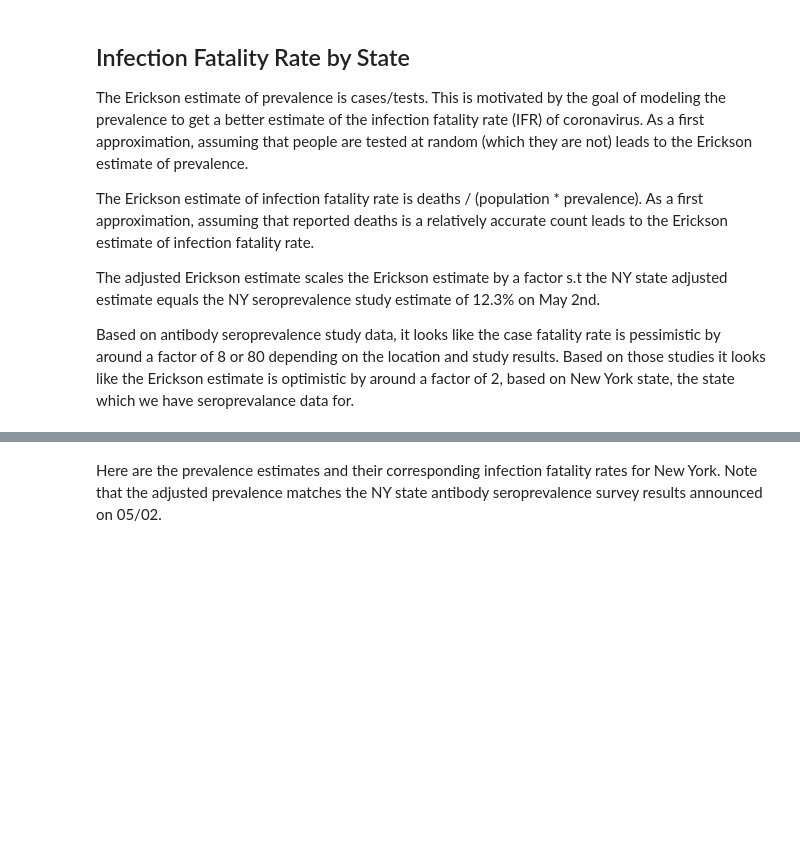
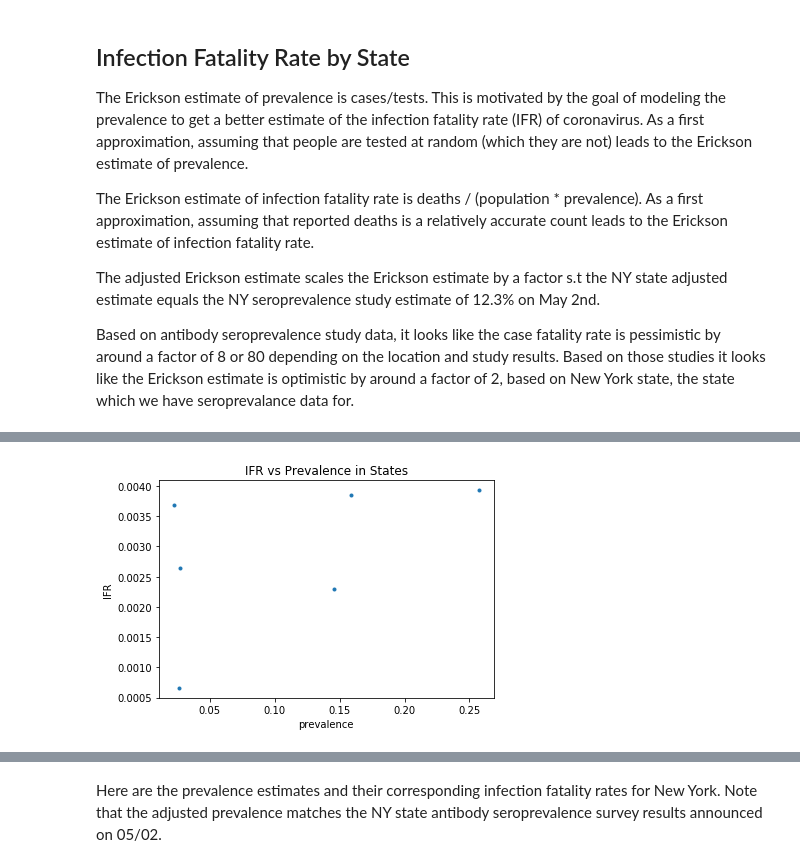
Before and after one commit to todddeluca/coronavirus, a Jupyter notebook: coronavirus_prevalence.ipynb, the cells around one changed output, grey strips where cells are left out. Cells and saved outputs as stored; diff of their text form; code cells hidden in the pictures; blank space fills up the shorter version.

```diff
--- a/coronavirus_prevalence.ipynb
+++ b/coronavirus_prevalence.ipynb
@@ -169,0 +284,10 @@ df.head()
+# %%
+# plt.hist(df['prevalence'], bins='auto')
+plt.plot(df['prevalence'], df['ifr'], '.')
+plt.xlabel('prevalence')
+plt.ylabel('IFR')
+plt.title('IFR vs Prevalence in States')
+plt.show()
+df
+# %% [output]
+[figure, added]
```
Also changed, not shown: parts of 12 cells of this notebook, 4 other files.
